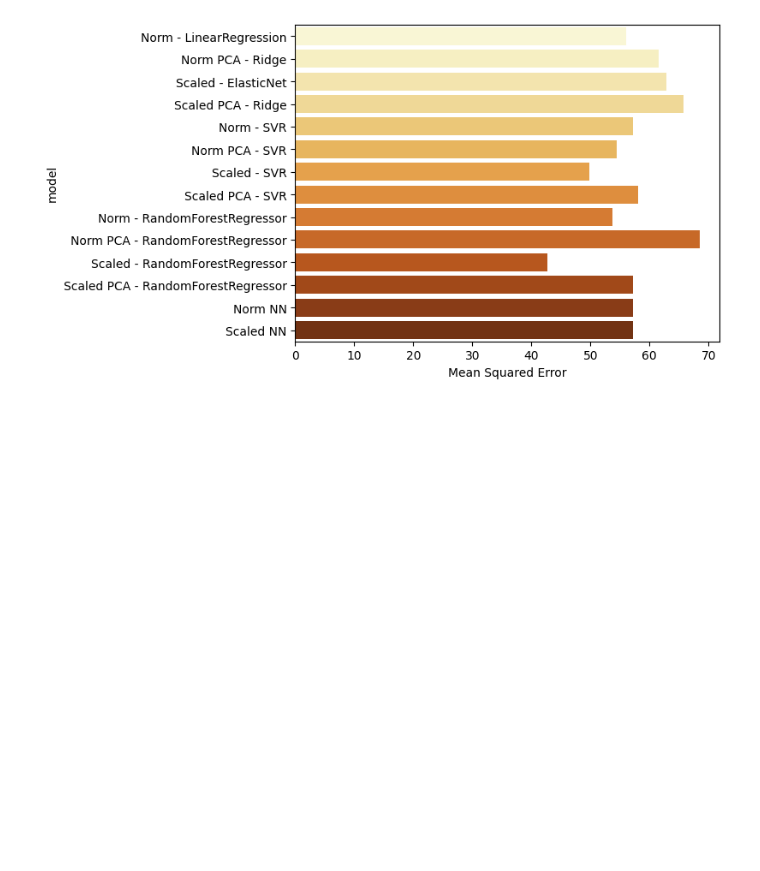
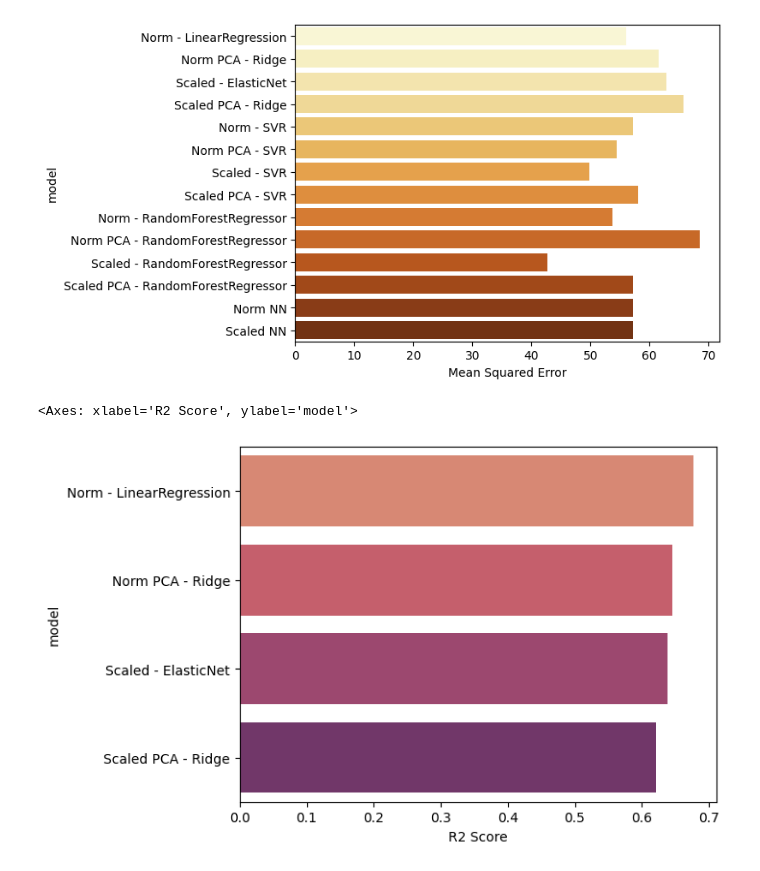
Before and after one commit to gavinlampton/CECS456-Group7_final-project, a Jupyter notebook: Combined.ipynb, the cells around one changed output. Drawn from its saved outputs; the diff is of its cells as text; code cells hidden in the pictures; blank space fills up the shorter version.

```diff
--- a/Combined.ipynb
+++ b/Combined.ipynb
@@ -768,3 +771,9 @@ sns.barplot(data=mse_values, x='Mean Squared Error', y='model', palette='YlOrBr'
 # %% [output]
 <Axes: xlabel='Mean Squared Error', ylabel='model'>
 [figure]
+# %%
+r2_values = pd.concat([scores.iloc[0:4,0:1],scores.iloc[0:4,1:2]], axis=1)
+sns.barplot(data=r2_values, x='R2 Score', y='model', palette='flare')
+# %% [output]
+<Axes: xlabel='R2 Score', ylabel='model'>
+[figure, added]
```
Also changed, not shown: parts of 10 cells of this notebook.
